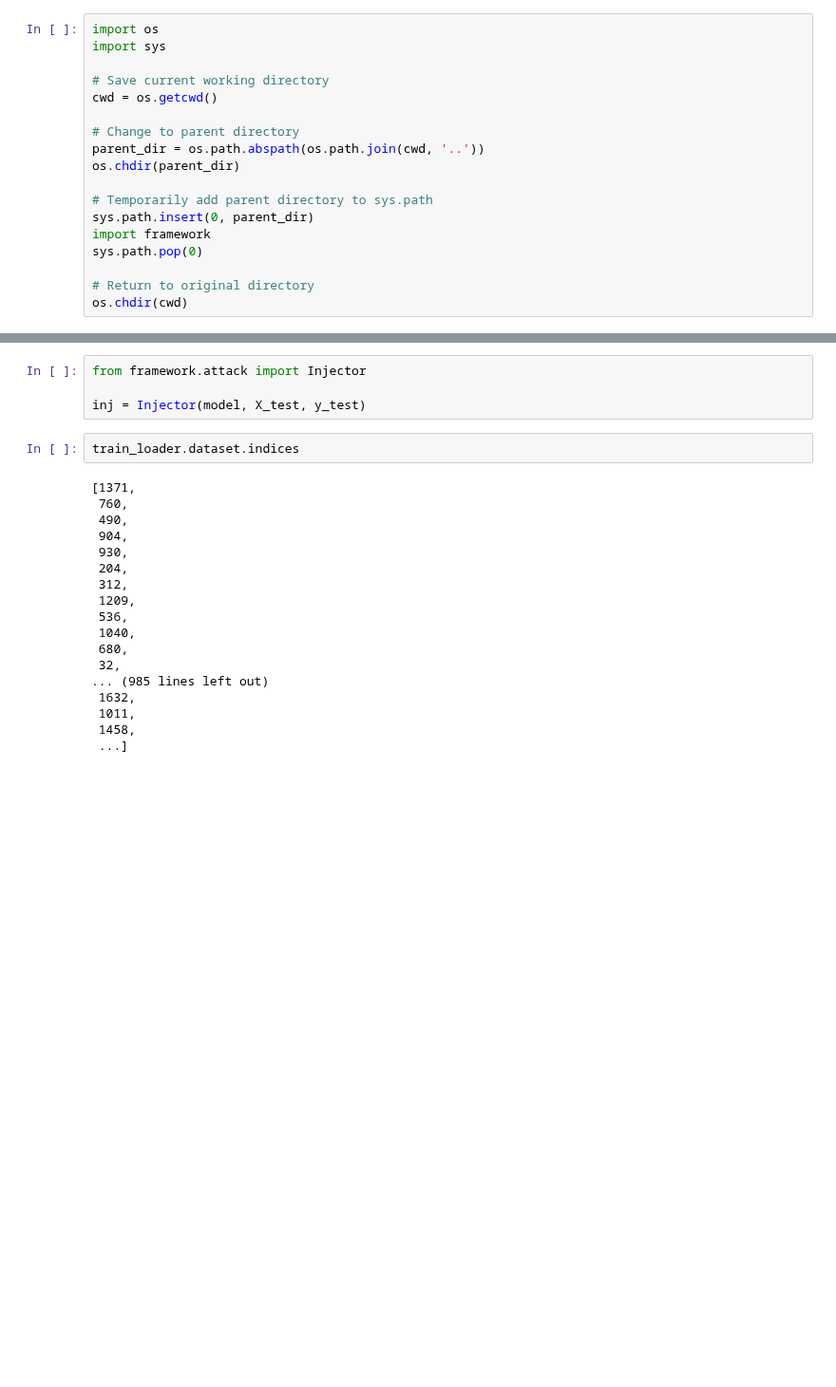
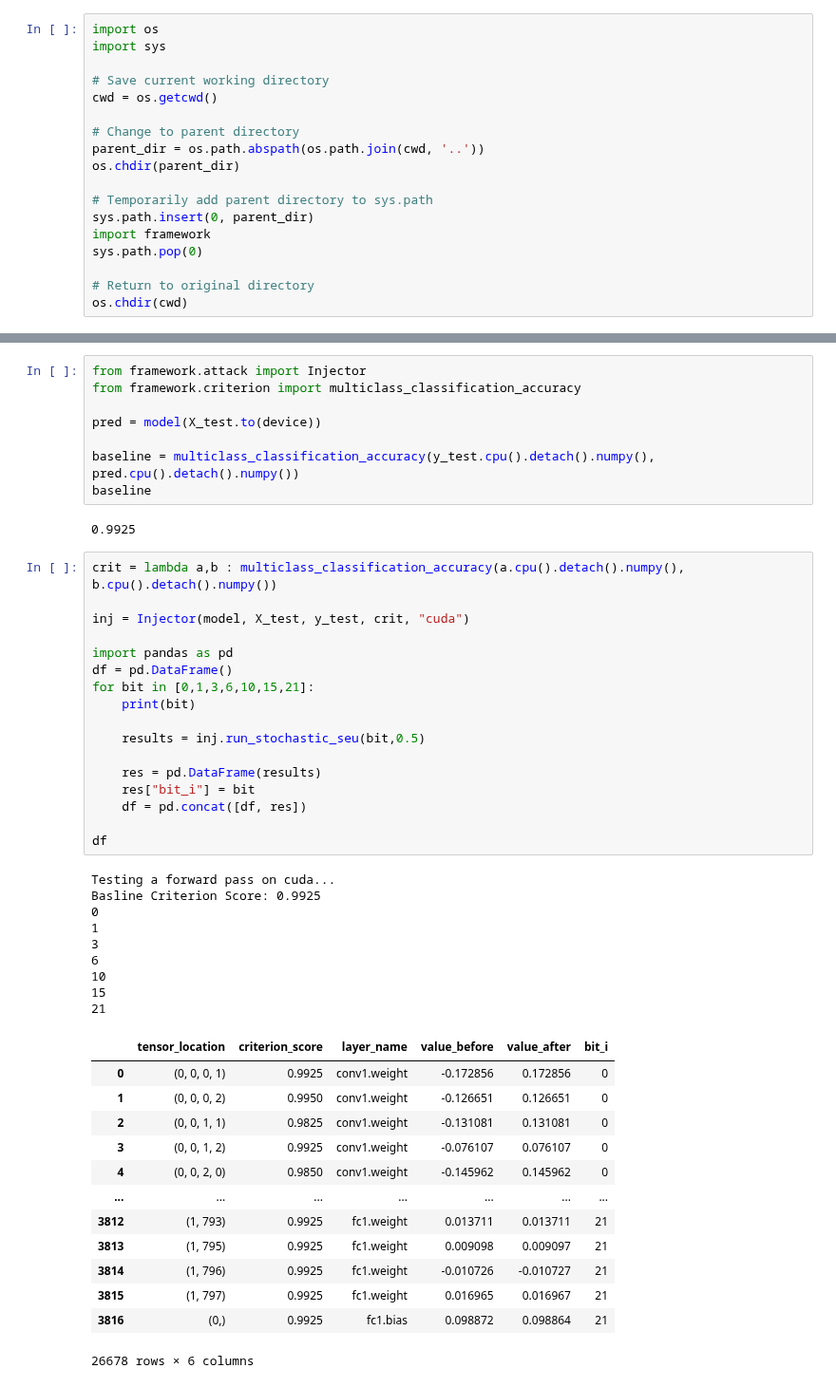
Before and after one commit to wd7512/seu-injection-framework, a Jupyter notebook: Research/shipsnet.ipynb, the cells around one changed output, grey strips where cells are left out. Shown at 95% size. Cells and saved outputs as stored; diff of their text form; blank space fills up the shorter version.

```diff
--- a/Research/shipsnet.ipynb
+++ b/Research/shipsnet.ipynb
@@ -183,24 +183,50 @@ Test Accuracy: 97.50%
 # %%
 from framework.attack import Injector
+from framework.criterion import multiclass_classification_accuracy
 
-inj = Injector(model, X_test, y_test)
+pred = model(X_test.to(device))
+
+baseline = multiclass_classification_accuracy(y_test.cpu().detach().numpy(), pred.cpu().detach().numpy())
+baseline
+# %% [output]
+0.9925
 # %%
-train_loader.dataset.indices
+crit = lambda a,b : multiclass_classification_accuracy(a.cpu().detach().numpy(), b.cpu().detach().numpy())
+
+inj = Injector(model, X_test, y_test, crit, "cuda")
+
+import pandas as pd
+df = pd.DataFrame()
+for bit in [0,1,3,6,10,15,21]:
+    print(bit)
+
+    results = inj.run_stochastic_seu(bit,0.5)
+
+    res = pd.DataFrame(results)
+    res["bit_i"] = bit
+    df = pd.concat([df, res])
+
+df
 # %% [output]
-[1371,
- 760,
- 490,
- 904,
- 930,
- 204,
- 312,
- 1209,
- 536,
- 1040,
- 680,
- 32,
-... (985 lines left out)
- 1632,
- 1011,
- 1458,
- ...]
+Testing a forward pass on cuda...
+Basline Criterion Score: 0.9925
+0
+1
+3
+6
+10
+15
+21
+|  | tensor_location | criterion_score | layer_name | value_before | value_after | bit_i |
+| 0 | (0, 0, 0, 1) | 0.9925 | conv1.weight | -0.172856 | 0.172856 | 0 |
+| 1 | (0, 0, 0, 2) | 0.9950 | conv1.weight | -0.126651 | 0.126651 | 0 |
+| 2 | (0, 0, 1, 1) | 0.9825 | conv1.weight | -0.131081 | 0.131081 | 0 |
+| 3 | (0, 0, 1, 2) | 0.9925 | conv1.weight | -0.076107 | 0.076107 | 0 |
+| 4 | (0, 0, 2, 0) | 0.9850 | conv1.weight | -0.145962 | 0.145962 | 0 |
+| ... | ... | ... | ... | ... | ... | ... |
+| 3812 | (1, 793) | 0.9925 | fc1.weight | 0.013711 | 0.013711 | 21 |
+| 3813 | (1, 795) | 0.9925 | fc1.weight | 0.009098 | 0.009097 | 21 |
+| 3814 | (1, 796) | 0.9925 | fc1.weight | -0.010726 | -0.010727 | 21 |
+| 3815 | (1, 797) | 0.9925 | fc1.weight | 0.016965 | 0.016967 | 21 |
+| 3816 | (0,) | 0.9925 | fc1.bias | 0.098872 | 0.098864 | 21 |
+26678 rows × 6 columns
```
Also changed, not shown: parts of 3 cells of this notebook, 1 other file.
